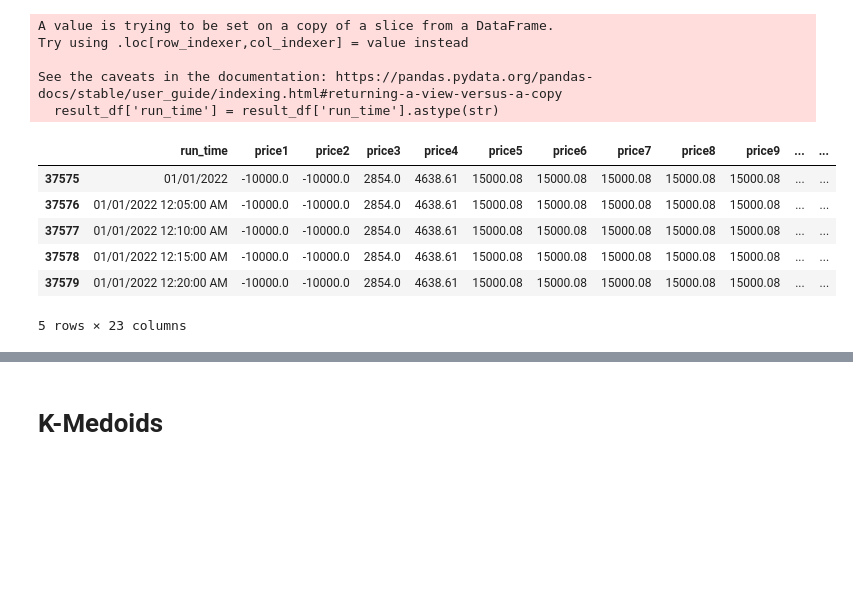
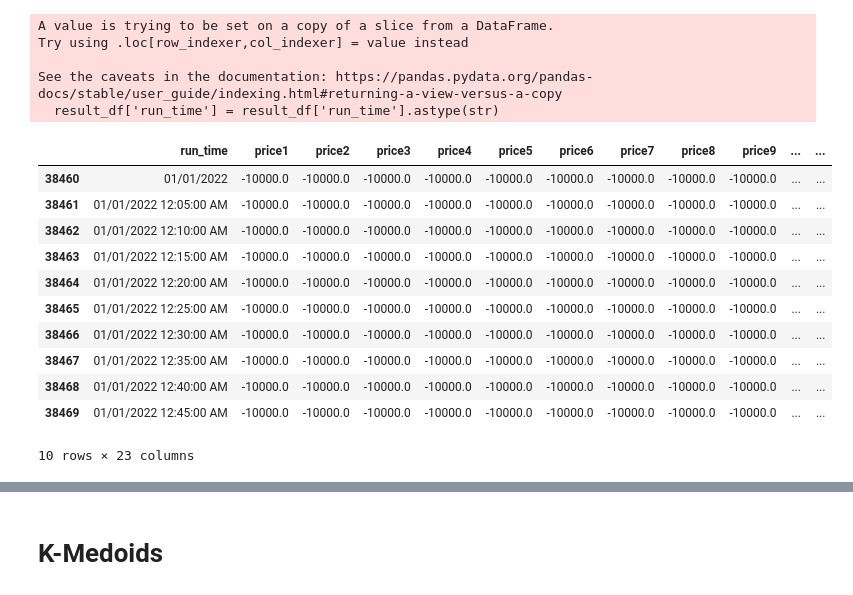
Before and after one commit to gbrosell/maroon-archers, a Jupyter notebook: Feature_Engineering.ipynb, the cells around one changed output, grey strips where cells are left out. Saved outputs shown, nothing was run; the diff lists cells and outputs as text; code cells hidden in the pictures; blank space fills up the shorter version.

```diff
--- a/Feature_Engineering.ipynb
+++ b/Feature_Engineering.ipynb
@@ -17,7 +25,7 @@ Requirement already satisfied: threadpoolctl>=2.0.0 in c:\users\francia\anaconda
 from sklearn_extra.cluster import KMedoids
 from scipy.stats import wasserstein_distance
 # %%
-df = pd.read_csv('C:/Users/Francia/Desktop/data/consolidated_csv_01SUAL_G01.csv')
+df = pd.read_csv('C:\\Users\\berna\\Documents\\Eskwelabs\\Capstone Project\\consolidated_csv_03ILIJAN_G01.csv')
 df.head()
 # %% [output]
 |  | RUN_TIME | MKT_TYPE | REGION_NAME | ZONE_NAME | RESOURCE_NAME | TIME_INTERVAL | START_TIME | END_TIME | ... |
@@ -130,15 +138,20 @@ See the caveats in the documentation: https://pandas.pydata.org/pandas-docs/stab
   result_df['run_time'] = result_df['run_time'].astype(str)
 # %%
 df_2022 = result_df[result_df['run_time'].str[6:10]=='2022']
-df_2022.head()
+df_2022.head(10)
 # %% [output]
 |  | run_time | price1 | price2 | price3 | price4 | price5 | price6 | price7 | price8 | price9 | ... | ... |
-| 37575 | 01/01/2022 | -10000.0 | -10000.0 | 2854.0 | 4638.61 | 15000.08 | 15000.08 | 15000.08 | 15000.08 | 15000.08 | ... | ... |
-| 37576 | 01/01/2022 12:05:00 AM | -10000.0 | -10000.0 | 2854.0 | 4638.61 | 15000.08 | 15000.08 | 15000.08 | 15000.08 | 15000.08 | ... | ... |
-| 37577 | 01/01/2022 12:10:00 AM | -10000.0 | -10000.0 | 2854.0 | 4638.61 | 15000.08 | 15000.08 | 15000.08 | 15000.08 | 15000.08 | ... | ... |
-| 37578 | 01/01/2022 12:15:00 AM | -10000.0 | -10000.0 | 2854.0 | 4638.61 | 15000.08 | 15000.08 | 15000.08 | 15000.08 | 15000.08 | ... | ... |
-| 37579 | 01/01/2022 12:20:00 AM | -10000.0 | -10000.0 | 2854.0 | 4638.61 | 15000.08 | 15000.08 | 15000.08 | 15000.08 | 15000.08 | ... | ... |
+| 38460 | 01/01/2022 | -10000.0 | -10000.0 | -10000.0 | -10000.0 | -10000.0 | -10000.0 | -10000.0 | -10000.0 | -10000.0 | ... | ... |
+| 38461 | 01/01/2022 12:05:00 AM | -10000.0 | -10000.0 | -10000.0 | -10000.0 | -10000.0 | -10000.0 | -10000.0 | -10000.0 | -10000.0 | ... | ... |
+| 38462 | 01/01/2022 12:10:00 AM | -10000.0 | -10000.0 | -10000.0 | -10000.0 | -10000.0 | -10000.0 | -10000.0 | -10000.0 | -10000.0 | ... | ... |
+| 38463 | 01/01/2022 12:15:00 AM | -10000.0 | -10000.0 | -10000.0 | -10000.0 | -10000.0 | -10000.0 | -10000.0 | -10000.0 | -10000.0 | ... | ... |
+| 38464 | 01/01/2022 12:20:00 AM | -10000.0 | -10000.0 | -10000.0 | -10000.0 | -10000.0 | -10000.0 | -10000.0 | -10000.0 | -10000.0 | ... | ... |
+| 38465 | 01/01/2022 12:25:00 AM | -10000.0 | -10000.0 | -10000.0 | -10000.0 | -10000.0 | -10000.0 | -10000.0 | -10000.0 | -10000.0 | ... | ... |
+| 38466 | 01/01/2022 12:30:00 AM | -10000.0 | -10000.0 | -10000.0 | -10000.0 | -10000.0 | -10000.0 | -10000.0 | -10000.0 | -10000.0 | ... | ... |
+| 38467 | 01/01/2022 12:35:00 AM | -10000.0 | -10000.0 | -10000.0 | -10000.0 | -10000.0 | -10000.0 | -10000.0 | -10000.0 | -10000.0 | ... | ... |
+| 38468 | 01/01/2022 12:40:00 AM | -10000.0 | -10000.0 | -10000.0 | -10000.0 | -10000.0 | -10000.0 | -10000.0 | -10000.0 | -10000.0 | ... | ... |
+| 38469 | 01/01/2022 12:45:00 AM | -10000.0 | -10000.0 | -10000.0 | -10000.0 | -10000.0 | -10000.0 | -10000.0 | -10000.0 | -10000.0 | ... | ... |
-5 rows × 23 columns
+10 rows × 23 columns
 # %%
 df_2022.describe()
 # %% [output]
```
Also changed, not shown: parts of 15 cells of this notebook, 2 other files.
